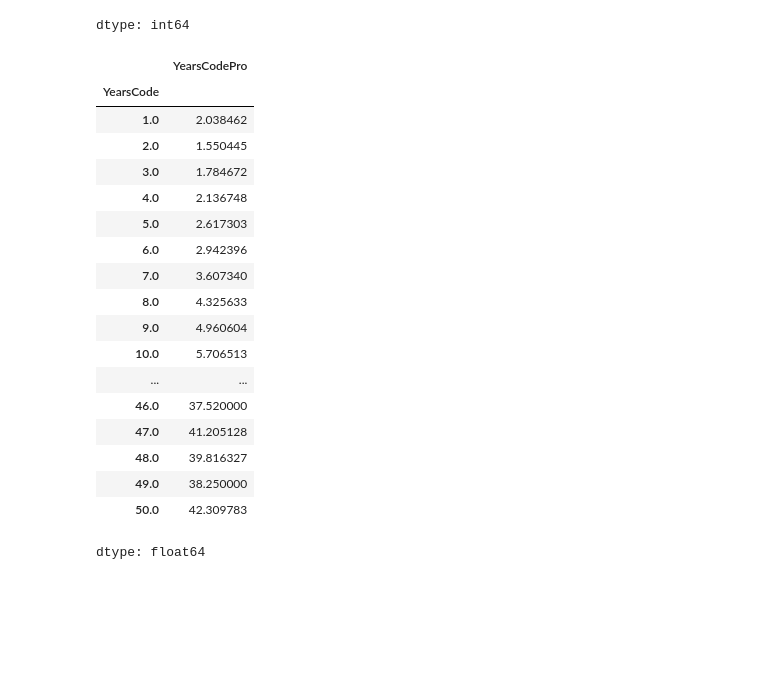
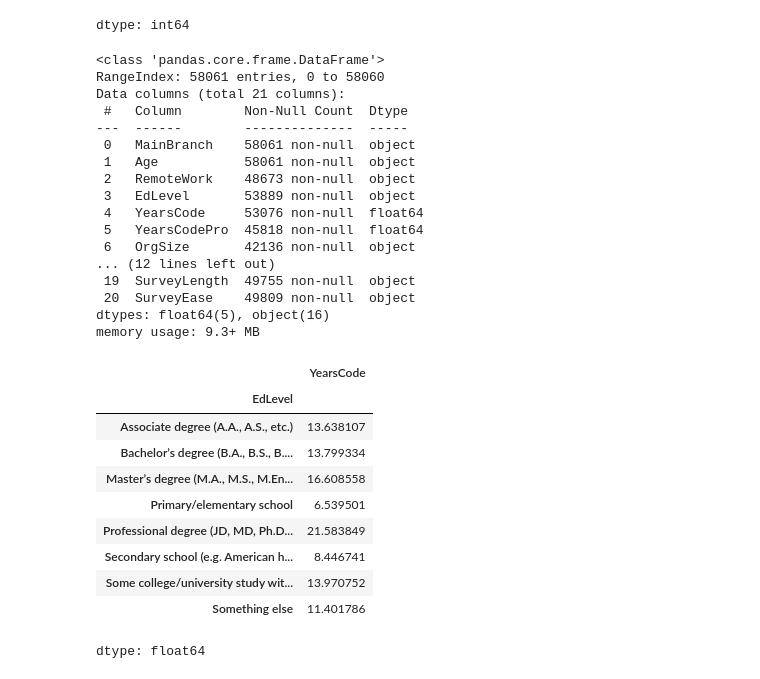
Before and after one commit to dmuman/ML-labs, a Jupyter notebook: lab2/lab2_tutorial.ipynb, the cells around one changed output. Cells and saved outputs as stored; diff of their text form; code cells hidden in the pictures; blank space fills up the shorter version.

Commit message:
added more float columns

```diff
--- a/lab2/lab2_tutorial.ipynb
+++ b/lab2/lab2_tutorial.ipynb
@@ -79,7 +79,10 @@ regex = r'[^\d\.]'
 # %%
 columns = [
     'YearsCode',
-    'YearsCodePro'
+    'YearsCodePro',
+    'SOAccount',
+    'AIThreat',
+    'ICorPM'
     ]
 # %%
 for column in columns:
@@ -114,4 +117,10 @@ replacing_dict = {
 df['YearsCode'] = df['YearsCode'].replace(replacing_dict, regex=True)
 
 df['YearsCodePro'] = df['YearsCodePro'].replace(replacing_dict, regex=True)
+
+df['SOAccount'] = df['SOAccount'].replace({'Yes': '1', 'No': '0', "0t sure/can't remember": "0"}, regex=True)
+
+df['AIThreat'] = df['AIThreat'].replace({'Yes': '1', 'No': '0', "I'm not sure": "0"}, regex=True)
+
+df['ICorPM'] = df['ICorPM'].replace({'Individual contributor': '1', 'People manager': '0'}, regex=True)
 # %%
@@ -138,6 +129,6 @@ Name: YearsCodePro, Length: 2555, dtype: object
-# %%
-df['YearsCode'] = df['YearsCode'].astype(float)
-df['YearsCodePro'] = df['YearsCodePro'].astype(float)
+# %%
+for column in columns:
+  df[column] = df[column].astype(float)
 # %%
 df.info()
 # %% [output]
@@ -284,26 +274,38 @@ df_cleaned_columns.isnull().sum()
 | SurveyLength | 8306 |
 | SurveyEase | 8252 |
 dtype: int64
+# %%
+df_cleaned_columns.info()
+# %% [output]
+<class 'pandas.core.frame.DataFrame'>
+RangeIndex: 58061 entries, 0 to 58060
+Data columns (total 21 columns):
+ #   Column        Non-Null Count  Dtype
+---  ------        --------------  -----
+ 0   MainBranch    58061 non-null  object
+ 1   Age           58061 non-null  object
+ 2   RemoteWork    48673 non-null  object
+ 3   EdLevel       53889 non-null  object
+ 4   YearsCode     53076 non-null  float64
+ 5   YearsCodePro  45818 non-null  float64
+ 6   OrgSize       42136 non-null  object
+... (12 lines left out)
+ 19  SurveyLength  49755 non-null  object
+ 20  SurveyEase    49809 non-null  object
+dtypes: float64(5), object(16)
+memory usage: 9.3+ MB
 # %%
-grouped = df.groupby('YearsCode')['YearsCodePro']
+grouped = df_cleaned_columns.groupby('EdLevel')['YearsCode']
 grouped.mean()
 # %% [output]
-|  | YearsCodePro |
-| YearsCode |  |
-| 1.0 | 2.038462 |
-| 2.0 | 1.550445 |
-| 3.0 | 1.784672 |
-| 4.0 | 2.136748 |
-| 5.0 | 2.617303 |
-| 6.0 | 2.942396 |
-| 7.0 | 3.607340 |
-| 8.0 | 4.325633 |
-| 9.0 | 4.960604 |
-| 10.0 | 5.706513 |
-| ... | ... |
-| 46.0 | 37.520000 |
-| 47.0 | 41.205128 |
-| 48.0 | 39.816327 |
-| 49.0 | 38.250000 |
-| 50.0 | 42.309783 |
+|  | YearsCode |
+| EdLevel |  |
+| Associate degree (A.A., A.S., etc.) | 13.638107 |
+| Bachelor’s degree (B.A., B.S., B.... | 13.799334 |
+| Master’s degree (M.A., M.S., M.En... | 16.608558 |
+| Primary/elementary school | 6.539501 |
+| Professional degree (JD, MD, Ph.D... | 21.583849 |
+| Secondary school (e.g. American h... | 8.446741 |
+| Some college/university study wit... | 13.970752 |
+| Something else | 11.401786 |
 dtype: float64
```
Also changed, not shown: parts of 7 cells of this notebook.
